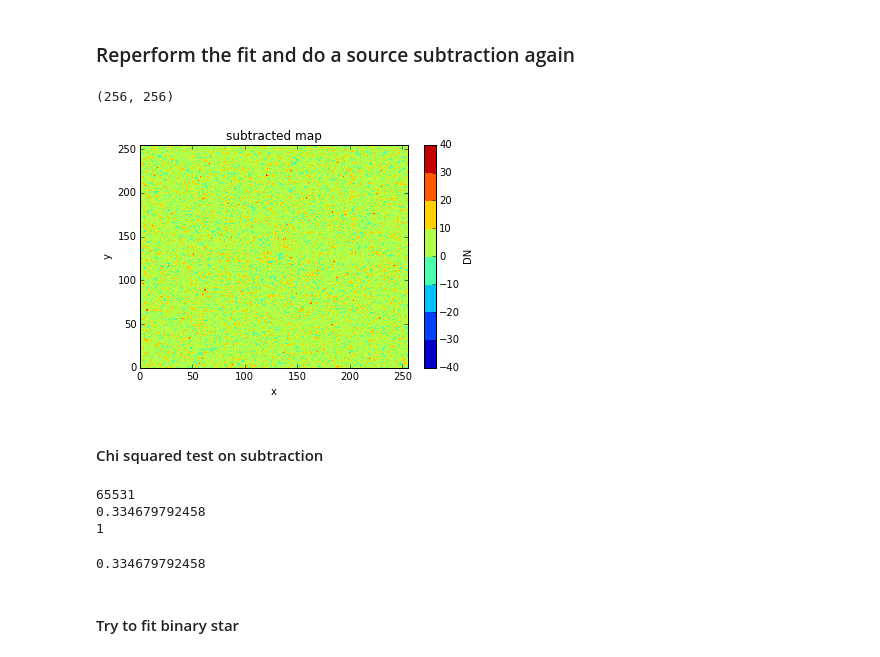
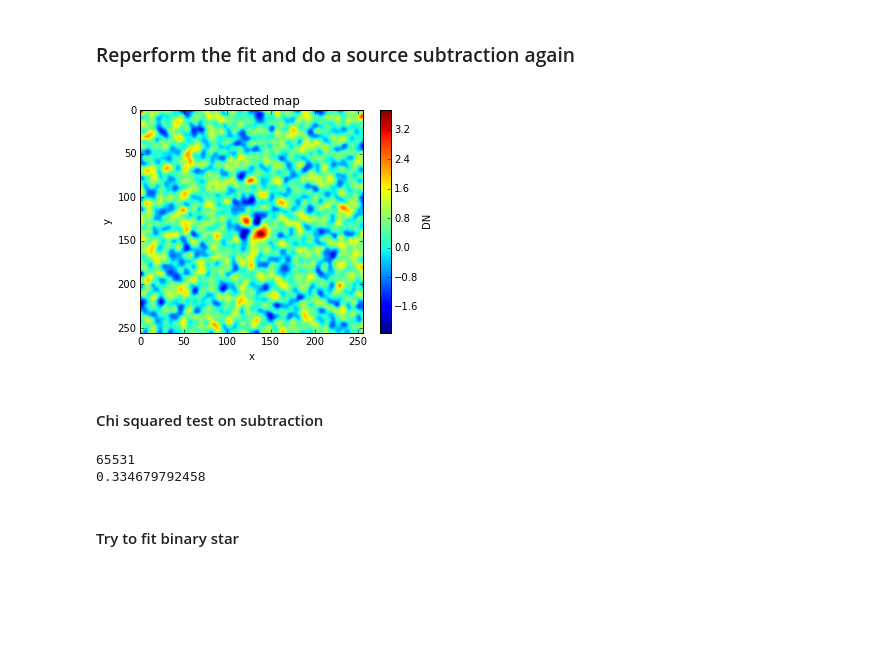
Before and after one commit to mbuchove/notebook-wurk-b, a Jupyter notebook: stats/astro283_hw4.ipynb, the cells around one changed output. Cells and saved outputs as stored; diff of their text form; code cells hidden in the pictures; blank space fills up the shorter version.

```diff
--- a/stats/astro283_hw4.ipynb
+++ b/stats/astro283_hw4.ipynb
@@ -35,16 +35,16 @@ sigma_array = numpy.sqrt(star_data)
 p_opt_singl, p_cov_singl = optimize.curve_fit(symm_2d_gaussian, (x_rav, y_rav), star_rav, init_guess, sigma_array.ravel())
 # %%
 blank_sky = star_data - symm_2d_gaussian((x_arr,y_arr), *p_opt_singl)
-#print(blank_sky.shape)
-contour = pyplot.contourf(blank_sky)
+smoothed_sub = ndimage.gaussian_filter(blank_sky, 3)
+pyplot.imshow(smoothed_sub)
+sub_plot = pyplot.imshow(smoothed_sub)
 pyplot.xlabel('x')
 pyplot.ylabel('y')
 pyplot.title("subtracted map")
 cbar = pyplot.colorbar(label='DN')
 #cbar.solids.set_edgecolors('face')
 # %% [output]
-(256, 256)
-[figure, old version]
+[figure, new version]
 # %% [markdown]
 <h4>Chi squared test on subtraction</h4>
 # %%
@@ -54,23 +54,13 @@ def chi_square_(function, params, x_vals, data_vals, var_vals):
     chi_sum = numpy.sum(chis)
     d_o_f = len(x_vals[0]) - len(params)
     return (chi_sum, d_o_f)
-
-#part_func = partial(symm_2d_gaussian, pos)
-c_s, d_o_f = chi_square_(symm_2d_gaussian, p_opt_singl, (x_rav,y_rav), star_rav, star_rav)
-print(d_o_f)
-print(c_s/d_o_f)
-from functools import partial
-# %% [output]
-65531
-0.334679792458
-1
-# %%
-# do it the simple way
-chi_s = numpy.sum(blank_sky**2/star_data)
-dof = len(x_rav) - len(p_opt_singl)
-print(chi_s / dof)
-# %% [output]
-0.334679792458
+# %%
+cs_singl, dof_singl = chi_square_(symm_2d_gaussian, p_opt_singl, (x_rav,y_rav), star_rav, star_rav)
+print(dof_singl)
+print(cs_singl / dof_singl)
+# %% [output]
+65531
+0.334679792458
 # %% [markdown]
 <h4>Try to fit binary star</h4>
 # %%
```
Also changed, not shown: parts of 15 cells of this notebook, 1 other file.
